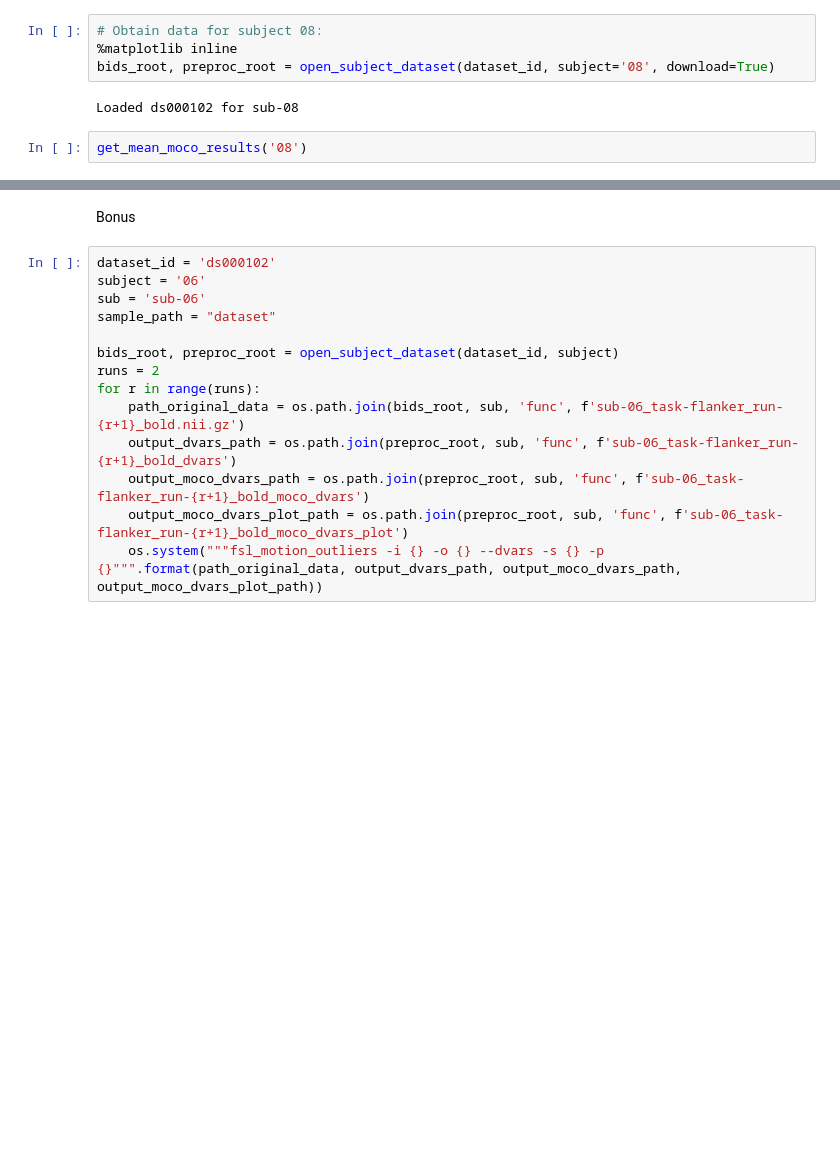
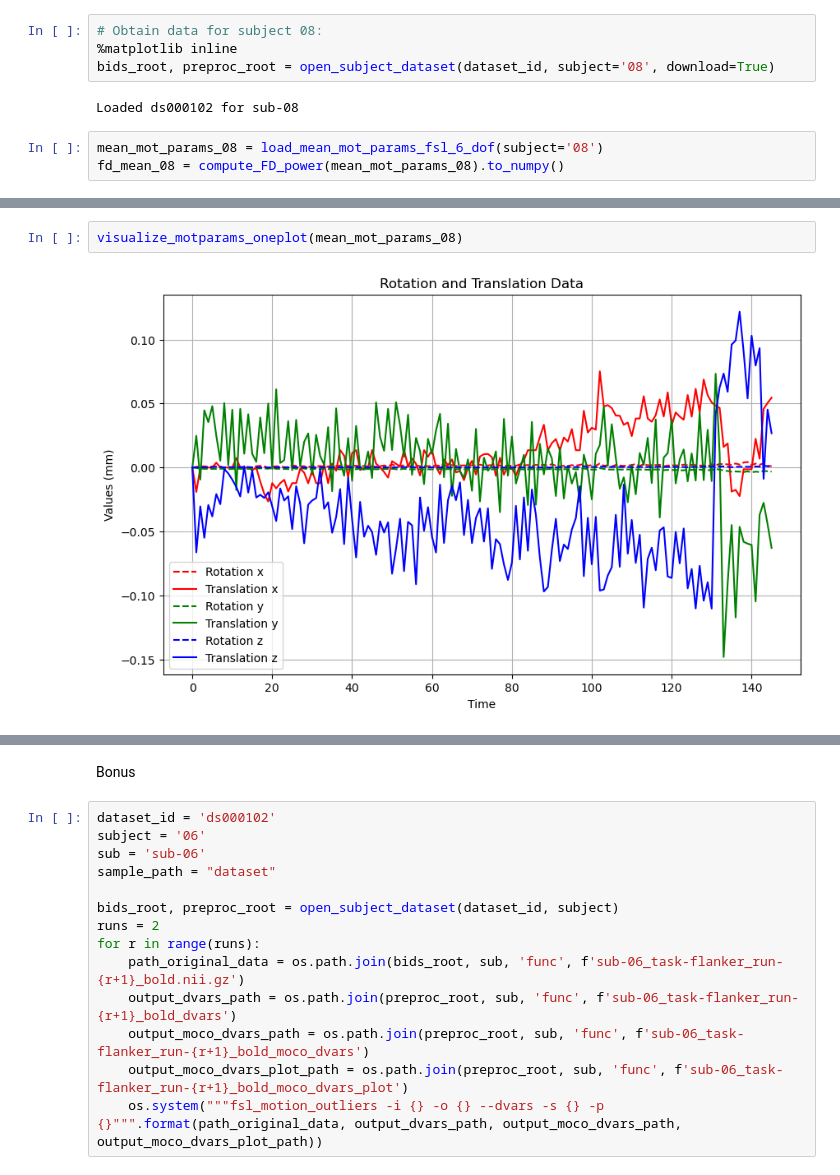
Before and after one commit to Pingsheng-Kevin/NSSP_Mini1, a Jupyter notebook: lgr.ipynb, the cells around one changed output, grey strips where cells are left out. Saved outputs shown, nothing was run; the diff lists cells and outputs as text; blank space fills up the shorter version.

```diff
--- a/lgr.ipynb
+++ b/lgr.ipynb
@@ -563,4 +570,5 @@ bids_root, preproc_root = open_subject_dataset(dataset_id, subject='08', downloa
 # %% [output]
 Loaded ds000102 for sub-08
 # %%
-get_mean_moco_results('08')
+mean_mot_params_08 = load_mean_mot_params_fsl_6_dof(subject='08')
+fd_mean_08 = compute_FD_power(mean_mot_params_08).to_numpy()
@@ -604,0 +575,4 @@ Mean moco applied successfully
+# %%
+visualize_motparams_oneplot(mean_mot_params_08)
+# %% [output]
+[figure, added]
```
Also changed, not shown: parts of 31 cells of this notebook.
